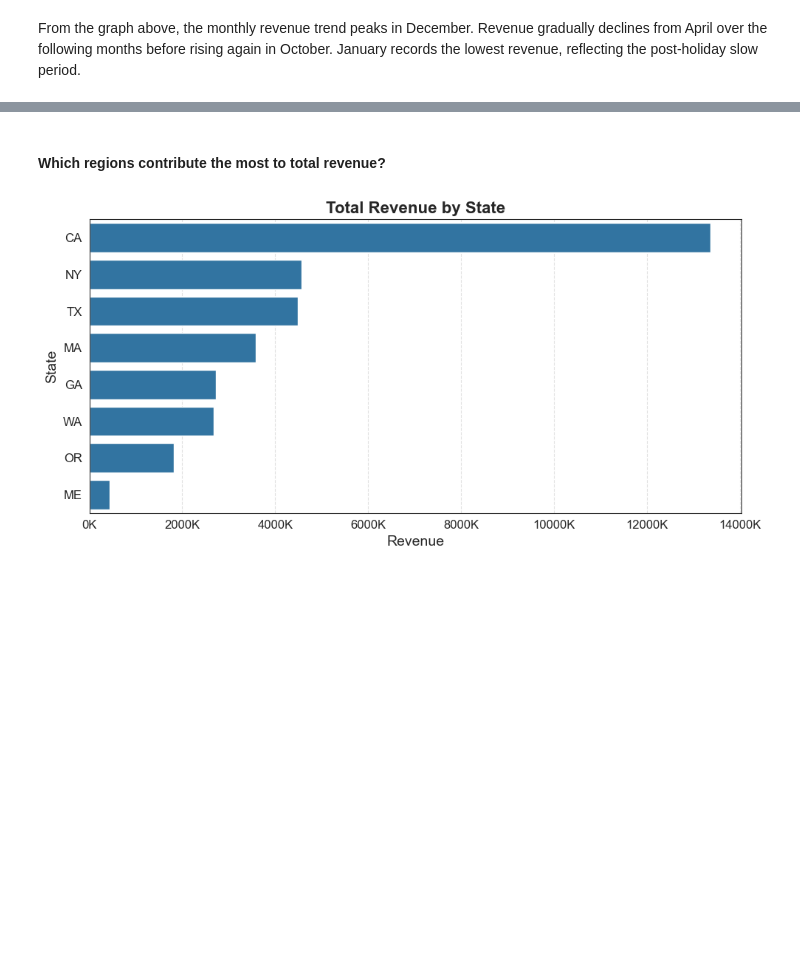
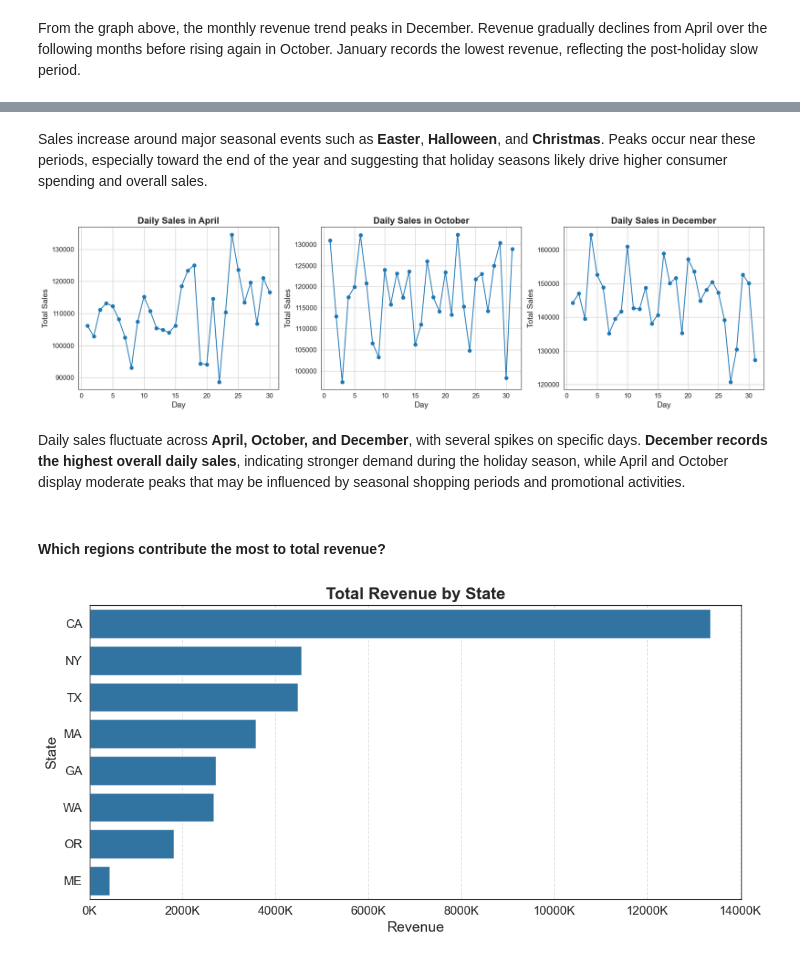
Before and after one commit to aliciawijaya98/sales_eda, a Jupyter notebook: Data Analysis.ipynb, the cells around one changed output, grey strips where cells are left out. Drawn from its saved outputs; the diff is of its cells as text; code cells hidden in the pictures; blank space fills up the shorter version.

```diff
--- a/Data Analysis.ipynb
+++ b/Data Analysis.ipynb
@@ -146,3 +180,41 @@ From the graph above, the monthly revenue trend peaks in December. Revenue gradu
+# %% [markdown]
+Sales increase around major seasonal events such as **Easter**, **Halloween**, and **Christmas**. Peaks occur near these periods, especially toward the end of the year and suggesting that holiday seasons likely drive higher consumer spending and overall sales.
+# %%
+# Pastikan kolom tanggal dalam format datetime
+df['order_date'] = pd.to_datetime(df['order_date'])
+
+# Membuat kolom month dan day
+df['month'] = df['order_date'].dt.month
+df['day'] = df['order_date'].dt.day
+
+# Filter data hanya untuk April, October, December
+top_months_df = df[df['month'].isin([4,10,12])]
+
+# Hitung total sales per hari
+daily_sales = top_months_df.groupby(['month','day'])['sales'].sum().reset_index()
+
+# Membuat 3 subplot
+fig, axes = plt.subplots(1, 3, figsize=(18,5))
+
+months = {4:'April', 10:'October', 12:'December'}
+
+for i, (month_num, month_name) in enumerate(months.items()):
+
+    month_data = daily_sales[daily_sales['month'] == month_num]
+
+    axes[i].plot(month_data['day'], month_data['sales'], marker='o')
+
+    axes[i].set_title(f'Daily Sales in {month_name}')
+    axes[i].set_xlabel('Day')
+    axes[i].set_ylabel('Total Sales')
+    axes[i].grid(True)
+
+plt.tight_layout()
+plt.show()
+# %% [output]
+[figure, added]
+# %% [markdown]
+Daily sales fluctuate across **April, October, and December**, with several spikes on specific days. **December records the highest overall daily sales**, indicating stronger demand during the holiday season, while April and October display moderate peaks that may be influenced by seasonal shopping periods and promotional activities.
 # %% [markdown]
 #### Which regions contribute the most to total revenue?
 # %%
```
Also changed, not shown: parts of 8 cells of this notebook.
